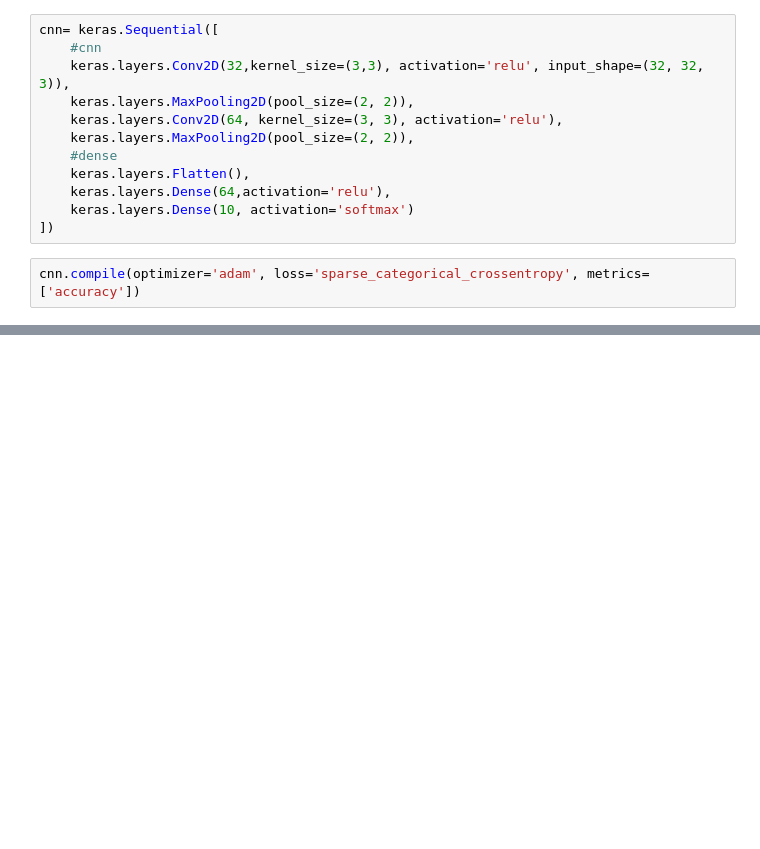
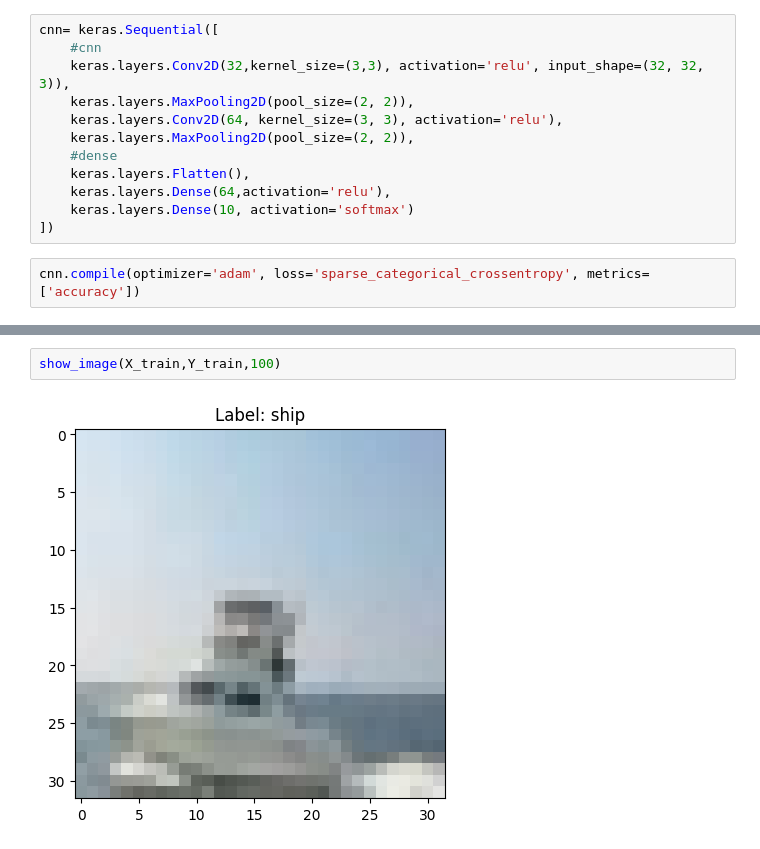
Before and after one commit to kailai-13/Neural_Networks_Hands_On, a Jupyter notebook: nnhandson.ipynb, the cells around one changed output, grey strips where cells are left out. Saved outputs shown, nothing was run; the diff lists cells and outputs as text; blank space fills up the shorter version.

```diff
--- a/nnhandson.ipynb
+++ b/nnhandson.ipynb
@@ -369,0 +437,4 @@ Epoch 1/10
+# %%
+show_image(X_train,Y_train,100)
+# %% [output]
+[figure, added]
```
Also changed, not shown: parts of 7 cells of this notebook.
